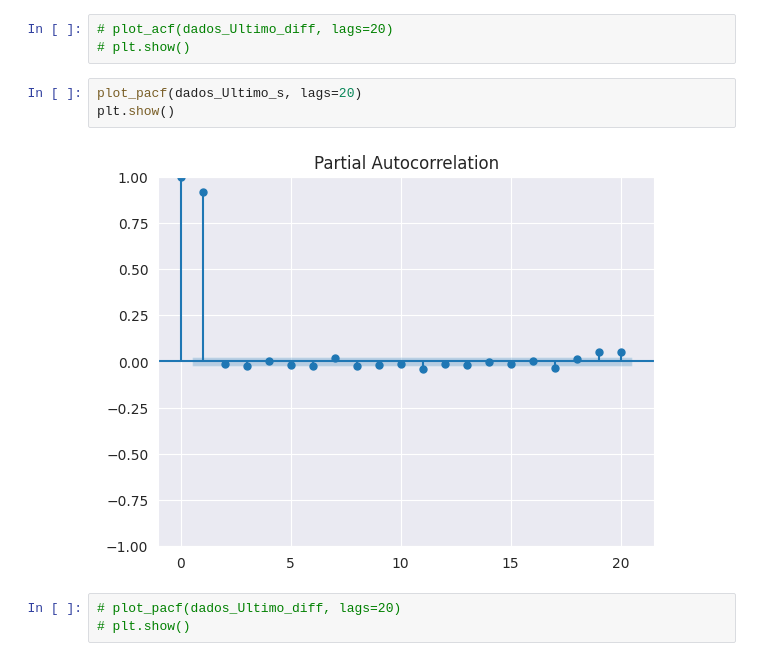
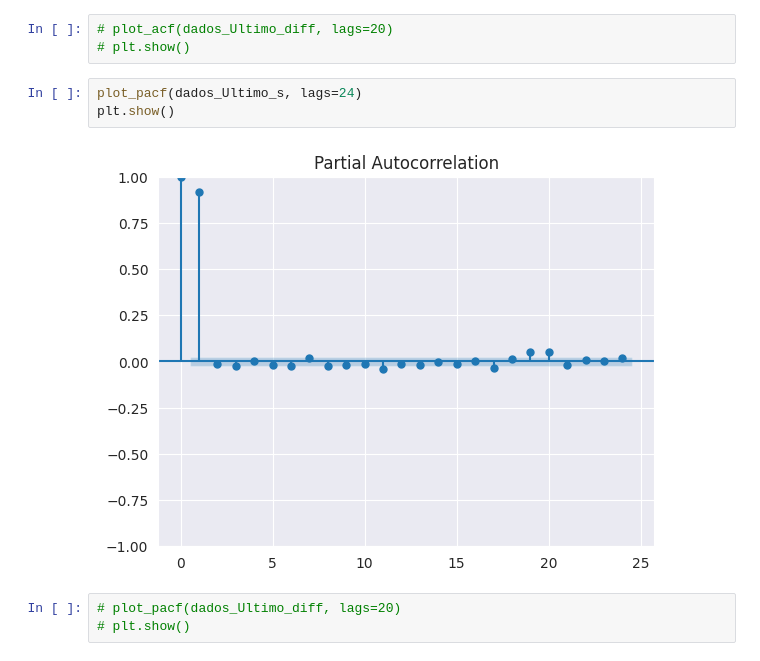
Before and after one commit to paulopetrillo/FIAP_TECH_CHALENGE_01, a Jupyter notebook: TECH_CHALENGE_01.ipynb, the cells around one changed output. Cells and saved outputs as stored; diff of their text form.

```diff
--- a/TECH_CHALENGE_01.ipynb
+++ b/TECH_CHALENGE_01.ipynb
@@ -643,10 +644,10 @@ plt.show()
 # plot_acf(dados_Ultimo_diff, lags=20)
 # plt.show()
 # %%
-plot_pacf(dados_Ultimo_s, lags=20)
+plot_pacf(dados_Ultimo_s, lags=24)
 plt.show()
 # %% [output]
-[figure, old version]
+[figure, new version]
 # %%
 # plot_pacf(dados_Ultimo_diff, lags=20)
 # plt.show()
```
Also changed, not shown: parts of 31 cells of this notebook.
